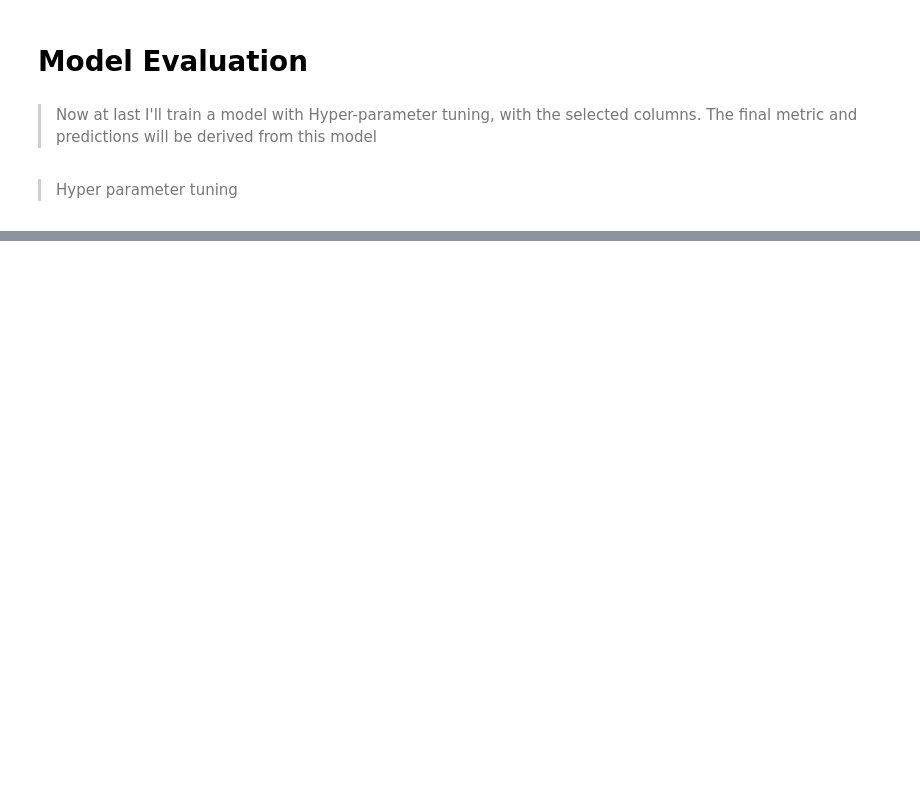
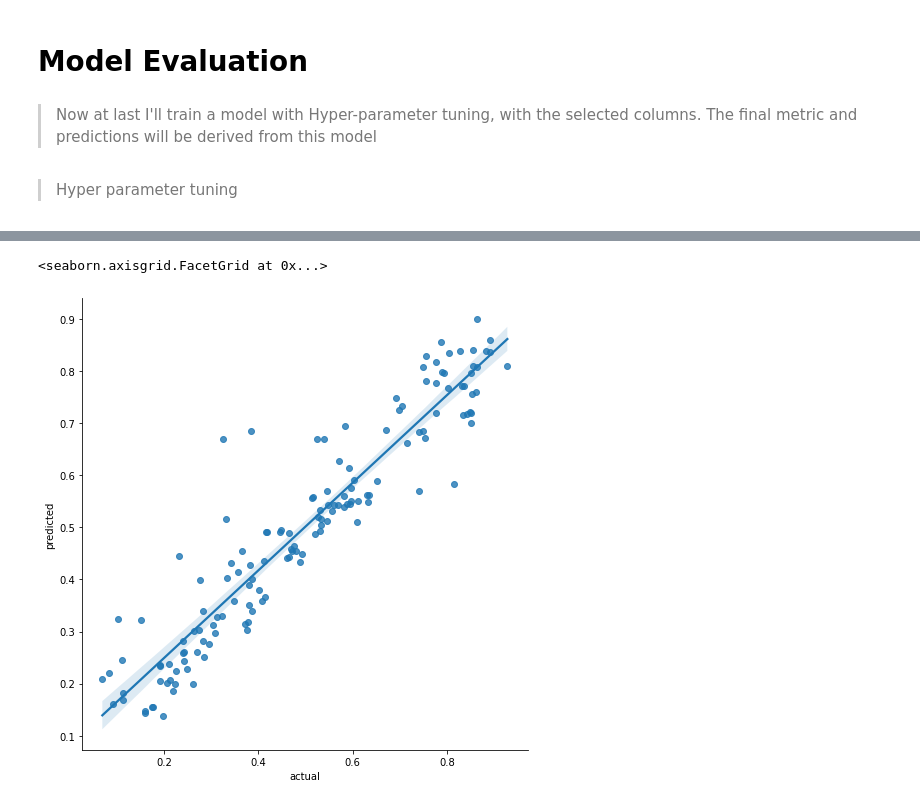
Before and after one commit to hitesh-pathak/DS_assessment, a Jupyter notebook: Bike_demand_Model_Building.ipynb, the cells around one changed output, grey strips where cells are left out. Drawn from its saved outputs; the diff is of its cells as text; code cells hidden in the pictures; blank space fills up the shorter version.

```diff
--- a/Bike_demand_Model_Building.ipynb
+++ b/Bike_demand_Model_Building.ipynb
@@ -695,0 +741,6 @@ R2 score: 0.8735712293753705
+# %%
+## dataframe with predictions and actual values
+
+result_df = pd.DataFrame({'predicted': y_pred, 'actual': y_test})
+result_df['abs_error'] = (result_df['actual'] - result_df['predicted']).abs()
+result_df.head()
@@ -695,0 +754,5 @@ R2 score: 0.8735712293753705
+# %%
+sns.lmplot(data=result_df, x='actual',y = 'predicted', height=7, aspect=1)
+# %% [output]
+<seaborn.axisgrid.FacetGrid at 0x...>
+[figure, added]
```
Also changed, not shown: parts of 44 cells of this notebook.
